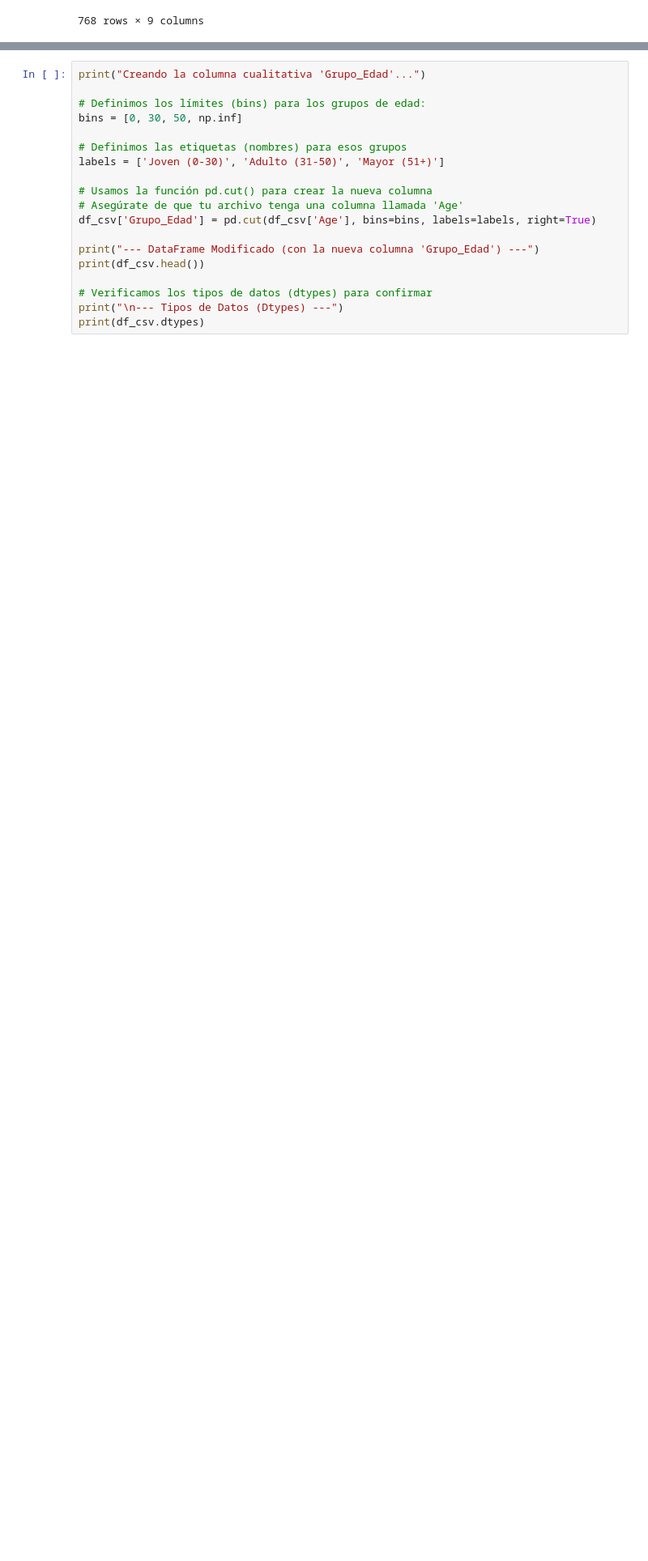
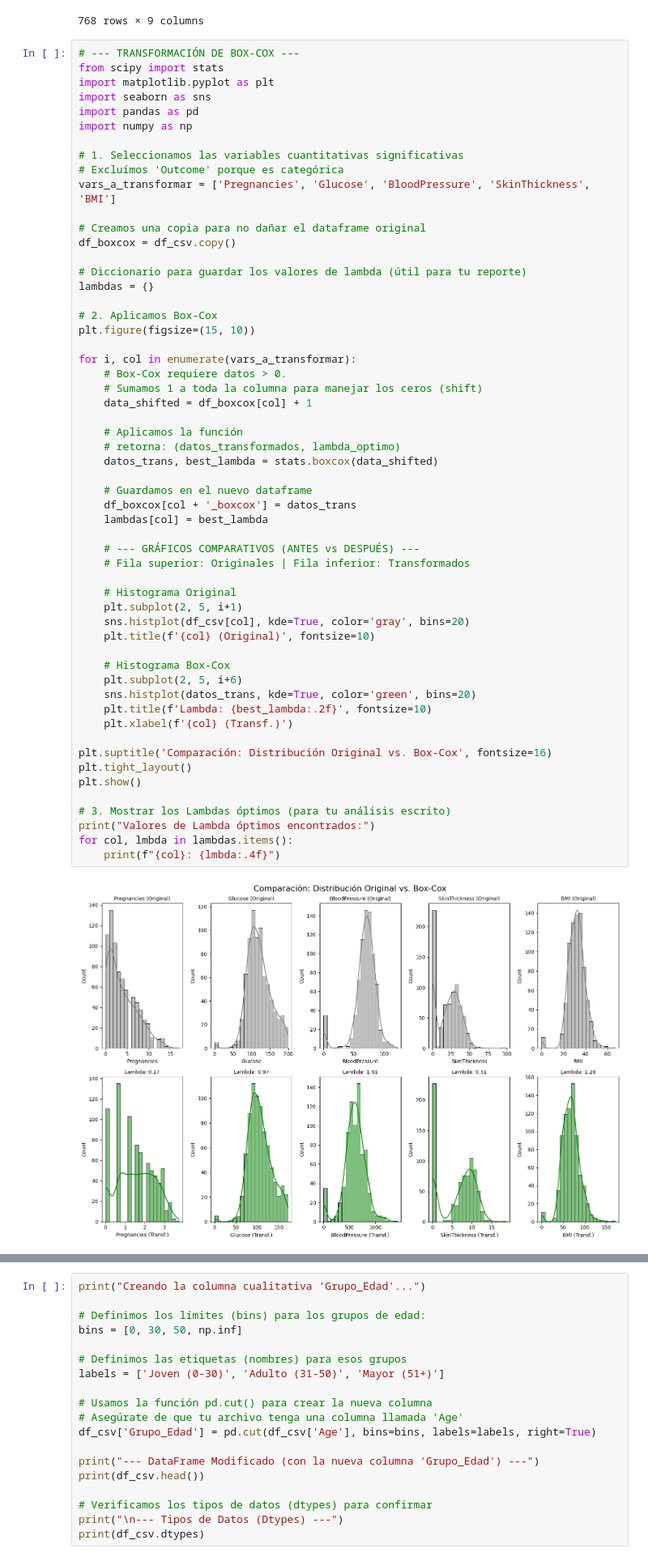
Before and after one commit to JeroXx11/Proyecto-3, a Jupyter notebook: Proyecto3.ipynb, the cells around one changed output, grey strips where cells are left out. Shown at 81% size. Saved outputs shown, nothing was run; the diff lists cells and outputs as text; blank space fills up the shorter version.

```diff
--- a/Proyecto3.ipynb
+++ b/Proyecto3.ipynb
@@ -26,3 +32,61 @@ df_csv
 | 766 | 1 | 126 | 60 | 0 | 0 | 30.1 | 0.349 | 47 | ... |
 | 767 | 1 | 93 | 70 | 31 | 0 | 30.4 | 0.315 | 23 | ... |
 768 rows × 9 columns
+# %%
+# --- TRANSFORMACIÓN DE BOX-COX ---
+from scipy import stats
+import matplotlib.pyplot as plt
+import seaborn as sns
+import pandas as pd
+import numpy as np
+
+# 1. Seleccionamos las variables cuantitativas significativas
+# Excluímos 'Outcome' porque es categórica
+vars_a_transformar = ['Pregnancies', 'Glucose', 'BloodPressure', 'SkinThickness', 'BMI']
+
+# Creamos una copia para no dañar el dataframe original
+df_boxcox = df_csv.copy()
+
+# Diccionario para guardar los valores de lambda (útil para tu reporte)
+lambdas = {}
+
+# 2. Aplicamos Box-Cox
+plt.figure(figsize=(15, 10))
+
+for i, col in enumerate(vars_a_transformar):
+    # Box-Cox requiere datos > 0.
+    # Sumamos 1 a toda la columna para manejar los ceros (shift)
+    data_shifted = df_boxcox[col] + 1
+
+    # Aplicamos la función
+    # retorna: (datos_transformados, lambda_optimo)
+    datos_trans, best_lambda = stats.boxcox(data_shifted)
+
+    # Guardamos en el nuevo dataframe
+    df_boxcox[col + '_boxcox'] = datos_trans
+    lambdas[col] = best_lambda
+
+    # --- GRÁFICOS COMPARATIVOS (ANTES vs DESPUÉS) ---
+    # Fila superior: Originales | Fila inferior: Transformados
+
+    # Histograma Original
+    plt.subplot(2, 5, i+1)
+    sns.histplot(df_csv[col], kde=True, color='gray', bins=20)
+    plt.title(f'{col} (Original)', fontsize=10)
+
+    # Histograma Box-Cox
+    plt.subplot(2, 5, i+6)
+    sns.histplot(datos_trans, kde=True, color='green', bins=20)
+    plt.title(f'Lambda: {best_lambda:.2f}', fontsize=10)
+    plt.xlabel(f'{col} (Transf.)')
+
+plt.suptitle('Comparación: Distribución Original vs. Box-Cox', fontsize=16)
+plt.tight_layout()
+plt.show()
+
+# 3. Mostrar los Lambdas óptimos (para tu análisis escrito)
+print("Valores de Lambda óptimos encontrados:")
+for col, lmbda in lambdas.items():
+    print(f"{col}: {lmbda:.4f}")
+# %% [output]
+[figure, added]
```
Also changed, not shown: parts of 13 cells of this notebook.
